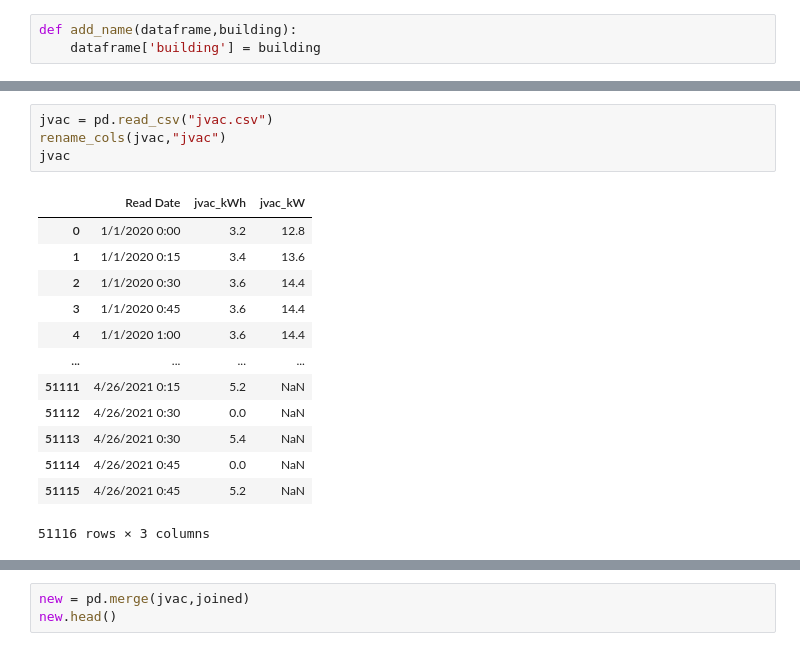
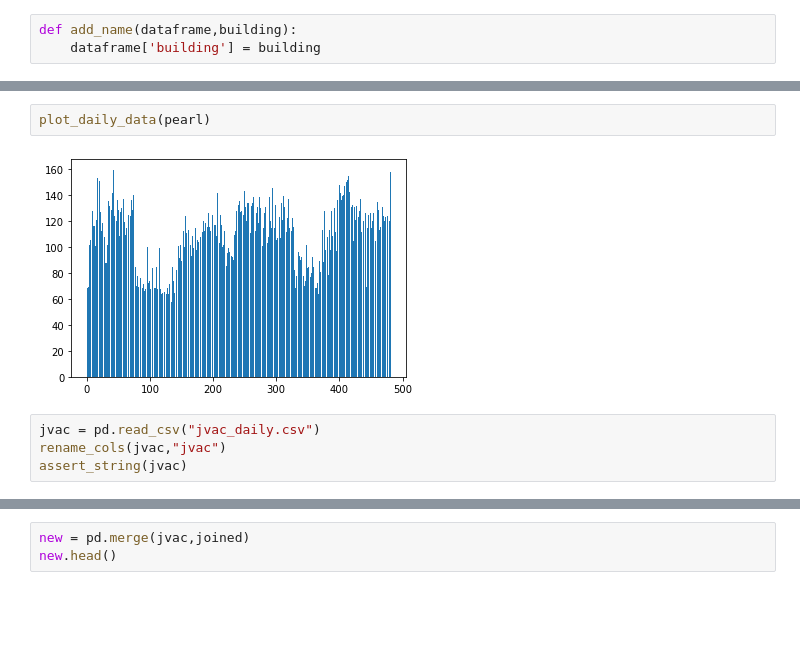
Before and after one commit to jacksonkennedynorris/green_centre, a Jupyter notebook: GreenProject.ipynb, the cells around one changed output, grey strips where cells are left out. Drawn from its saved outputs; the diff is of its cells as text; blank space fills up the shorter version.

```diff
--- a/GreenProject.ipynb
+++ b/GreenProject.ipynb
@@ -46,18 +95,8 @@ old_centre
+# %%
+plot_daily_data(pearl)
+# %% [output]
+[figure, added]
 # %%
-jvac = pd.read_csv("jvac.csv")
+jvac = pd.read_csv("jvac_daily.csv")
 rename_cols(jvac,"jvac")
-jvac
+assert_string(jvac)
-# %% [output]
-|  | Read Date | jvac_kWh | jvac_kW |
-| 0 | 1/1/2020 0:00 | 3.2 | 12.8 |
-| 1 | 1/1/2020 0:15 | 3.4 | 13.6 |
-| 2 | 1/1/2020 0:30 | 3.6 | 14.4 |
-| 3 | 1/1/2020 0:45 | 3.6 | 14.4 |
-| 4 | 1/1/2020 1:00 | 3.6 | 14.4 |
-| ... | ... | ... | ... |
-| 51111 | 4/26/2021 0:15 | 5.2 | NaN |
-| 51112 | 4/26/2021 0:30 | 0.0 | NaN |
-| 51113 | 4/26/2021 0:30 | 5.4 | NaN |
-| 51114 | 4/26/2021 0:45 | 0.0 | NaN |
-| 51115 | 4/26/2021 0:45 | 5.2 | NaN |
-51116 rows × 3 columns
```
Also changed, not shown: parts of 19 cells of this notebook, 7 other files.
